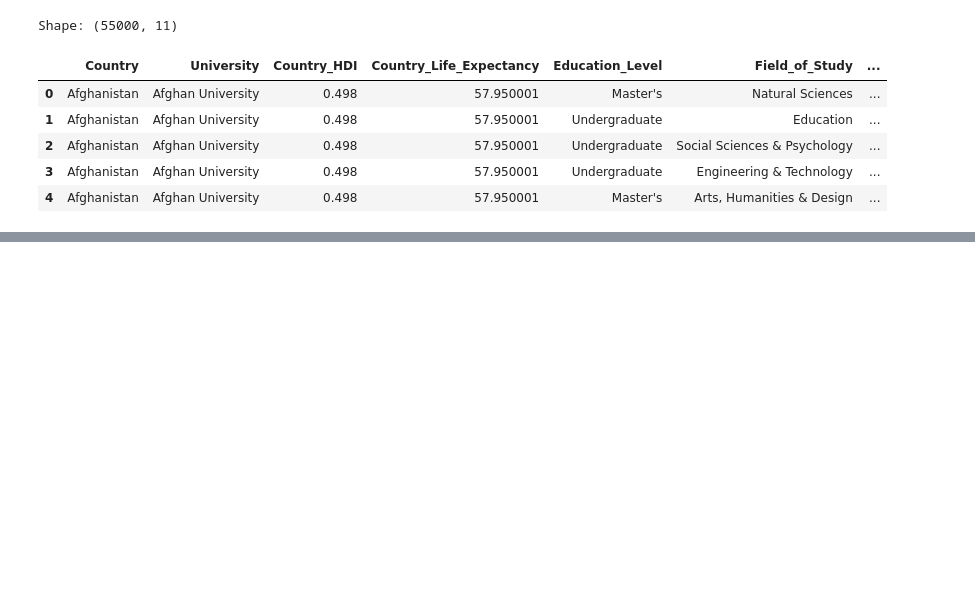
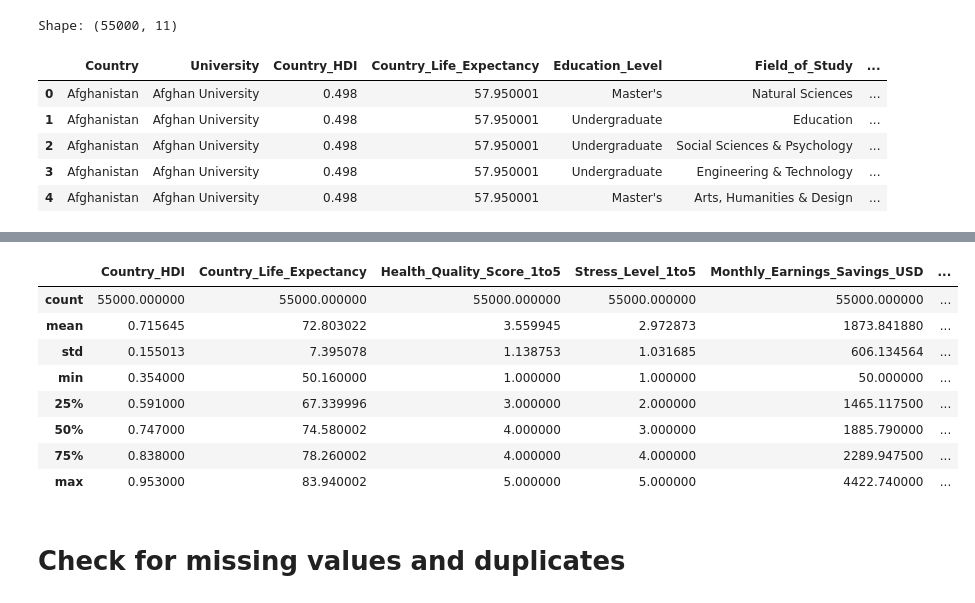
Before and after one commit to jannatul-fredaues/Global-Human-Development-Index-with-Explainable-AI, a Jupyter notebook: Prepossing/Student part/ghdi-student-part.ipynb, the cells around one changed output, grey strips where cells are left out. Drawn from its saved outputs; the diff is of its cells as text; code cells hidden in the pictures; blank space fills up the shorter version.

```diff
--- a/Prepossing/Student part/ghdi-student-part.ipynb
+++ b/Prepossing/Student part/ghdi-student-part.ipynb
@@ -72,0 +94,14 @@ Shape: (55000, 11)
+# %%
+df.describe()
+# %% [output]
+|  | Country_HDI | Country_Life_Expectancy | Health_Quality_Score_1to5 | Stress_Level_1to5 | Monthly_Earnings_Savings_USD | ... |
+| count | 55000.000000 | 55000.000000 | 55000.000000 | 55000.000000 | 55000.000000 | ... |
+| mean | 0.715645 | 72.803022 | 3.559945 | 2.972873 | 1873.841880 | ... |
+| std | 0.155013 | 7.395078 | 1.138753 | 1.031685 | 606.134564 | ... |
+| min | 0.354000 | 50.160000 | 1.000000 | 1.000000 | 50.000000 | ... |
+| 25% | 0.591000 | 67.339996 | 3.000000 | 2.000000 | 1465.117500 | ... |
+| 50% | 0.747000 | 74.580002 | 4.000000 | 3.000000 | 1885.790000 | ... |
+| 75% | 0.838000 | 78.260002 | 4.000000 | 4.000000 | 2289.947500 | ... |
+| max | 0.953000 | 83.940002 | 5.000000 | 5.000000 | 4422.740000 | ... |
+# %% [markdown]
+#  Check for missing values and duplicates
```
Also changed, not shown: parts of 5 cells of this notebook.
